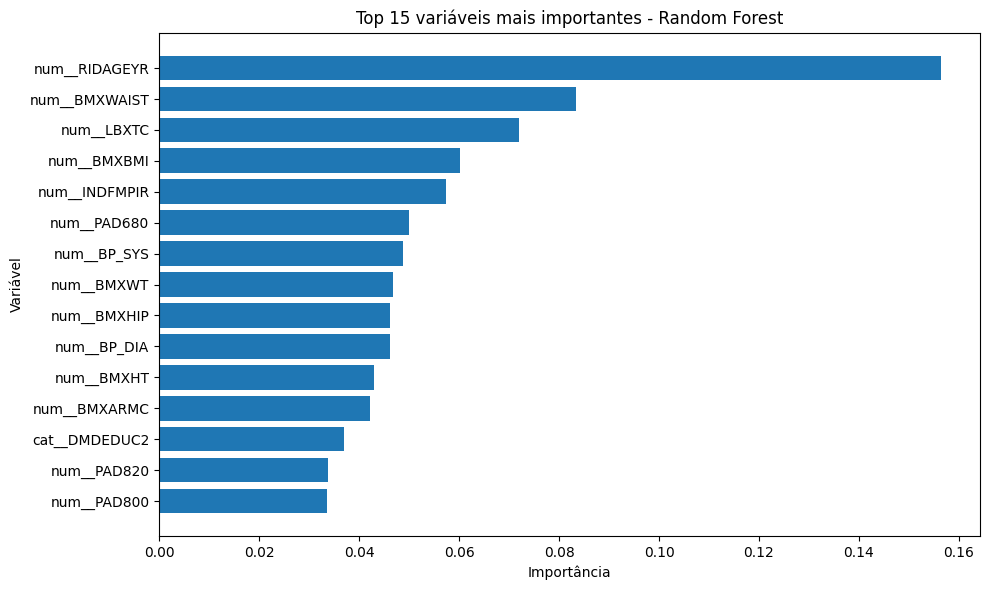
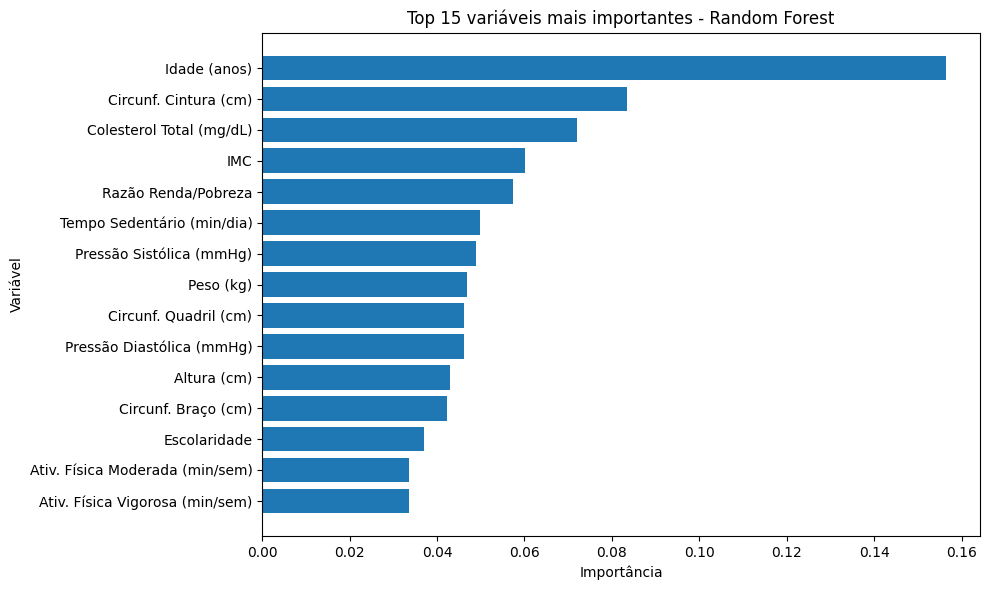
The notebook cell's code change between the first figure and the second:
--- before
+++ after
@@ -7,4 +7,33 @@
 importances = rf_model.feature_importances_
 
+# Mapeamento de nomes tecnicos para rotulos legiveis
+feature_labels = {
+    "num__RIDAGEYR": "Idade (anos)",
+    "num__INDFMPIR": "Razão Renda/Pobreza",
+    "num__BMXBMI": "IMC",
+    "num__BMXWAIST": "Circunf. Cintura (cm)",
+    "num__BMXWT": "Peso (kg)",
+    "num__BMXHT": "Altura (cm)",
+    "num__BMXHIP": "Circunf. Quadril (cm)",
+    "num__BMXARMC": "Circunf. Braço (cm)",
+    "num__LBXTC": "Colesterol Total (mg/dL)",
+    "num__PAD680": "Tempo Sedentário (min/dia)",
+    "num__PAD800": "Ativ. Física Vigorosa (min/sem)",
+    "num__PAD820": "Ativ. Física Moderada (min/sem)",
+    "num__BP_SYS": "Pressão Sistólica (mmHg)",
+    "num__BP_DIA": "Pressão Diastólica (mmHg)",
+    "cat__RIAGENDR": "Sexo",
+    "cat__RIDRETH3": "Raça/Etnia",
+    "cat__DMDEDUC2": "Escolaridade",
+    "cat__DMDMARTZ": "Estado Civil",
+    "cat__MCQ160A": "Artrite",
+    "cat__MCQ160B": "Insuf. Cardíaca Congestiva",
+    "cat__MCQ160C": "Doença Coronariana",
+    "cat__MCQ160E": "Ataque Cardíaco",
+    "cat__MCQ160F": "AVC",
+    "cat__SMQ020": "Já Fumou",
+    "cat__SMQ040": "Fuma Atualmente",
+}
+
 df_importance = pd.DataFrame({
     "feature": feature_names,
@@ -12,8 +41,10 @@
 }).sort_values("importance", ascending=False)
 
-display(df_importance.head(15))
+df_importance["label"] = df_importance["feature"].map(feature_labels).fillna(df_importance["feature"])
+
+display(df_importance[["label", "importance"]].head(15))
 
 plt.figure(figsize=(10, 6))
-plt.barh(df_importance["feature"].head(15)[::-1], df_importance["importance"].head(15)[::-1])
+plt.barh(df_importance["label"].head(15)[::-1], df_importance["importance"].head(15)[::-1])
 plt.xlabel("Importância")
 plt.ylabel("Variável")

Commit: Implement feature X to enhance user experience and fix bug Y in module Z